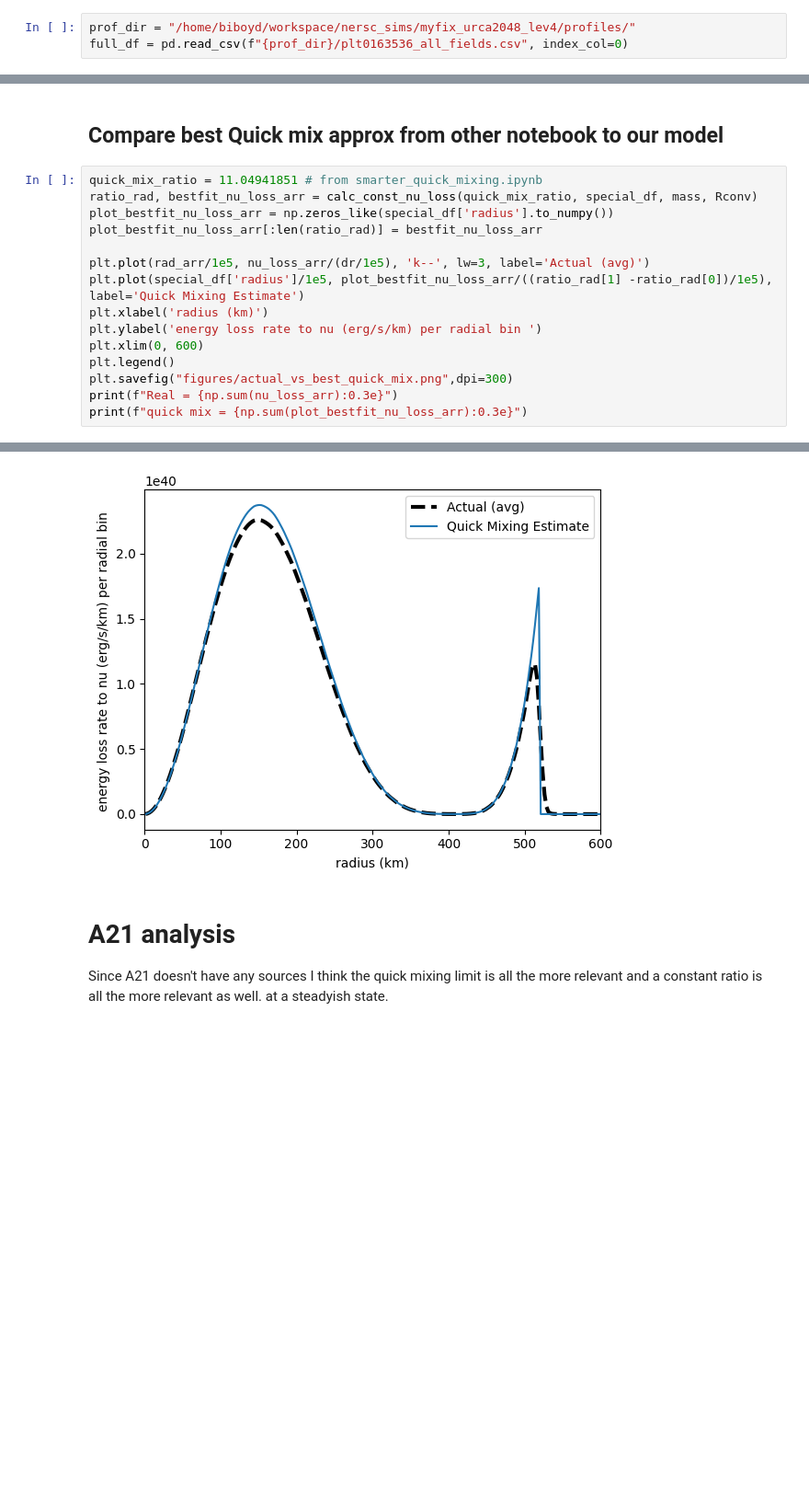
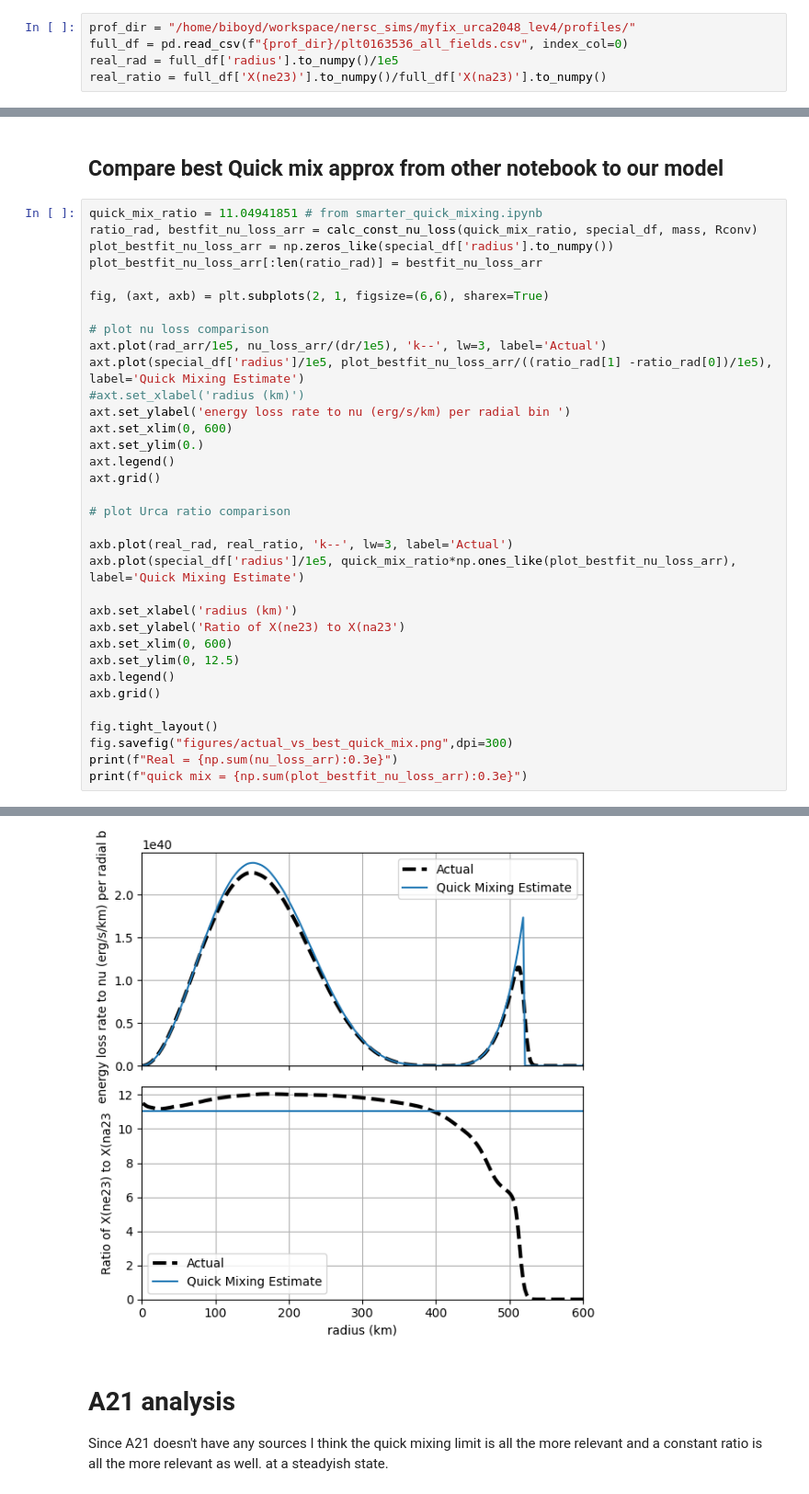
Before and after one commit to biboyd/astronum2024, a Jupyter notebook: estimated_a23_losses.ipynb, the cells around one changed output, grey strips where cells are left out. Shown at 92% size. Cells and saved outputs as stored; diff of their text form; blank space fills up the shorter version.

Commit message:
more plotting tweaks

```diff
--- a/estimated_a23_losses.ipynb
+++ b/estimated_a23_losses.ipynb
@@ -10,3 +10,5 @@ import unyt
 # %%
 prof_dir = "/home/biboyd/workspace/nersc_sims/myfix_urca2048_lev4/profiles/"
 full_df = pd.read_csv(f"{prof_dir}/plt0163536_all_fields.csv", index_col=0)
+real_rad = full_df['radius'].to_numpy()/1e5
+real_ratio = full_df['X(ne23)'].to_numpy()/full_df['X(na23)'].to_numpy()
@@ -404,22 +410,41 @@ Text(0.5, 1.0, 'Mass Coordinate (Msun)')
 # %%
 quick_mix_ratio = 11.04941851 # from smarter_quick_mixing.ipynb
 ratio_rad, bestfit_nu_loss_arr = calc_const_nu_loss(quick_mix_ratio, special_df, mass, Rconv)
 plot_bestfit_nu_loss_arr = np.zeros_like(special_df['radius'].to_numpy())
 plot_bestfit_nu_loss_arr[:len(ratio_rad)] = bestfit_nu_loss_arr
 
-plt.plot(rad_arr/1e5, nu_loss_arr/(dr/1e5), 'k--', lw=3, label='Actual (avg)')
-plt.plot(special_df['radius']/1e5, plot_bestfit_nu_loss_arr/((ratio_rad[1] -ratio_rad[0])/1e5), label='Quick Mixing Estimate')
-plt.xlabel('radius (km)')
-plt.ylabel('energy loss rate to nu (erg/s/km) per radial bin ')
-plt.xlim(0, 600)
-plt.legend()
-plt.savefig("figures/actual_vs_best_quick_mix.png",dpi=300)
+fig, (axt, axb) = plt.subplots(2, 1, figsize=(6,6), sharex=True)
+
+# plot nu loss comparison
+axt.plot(rad_arr/1e5, nu_loss_arr/(dr/1e5), 'k--', lw=3, label='Actual')
+axt.plot(special_df['radius']/1e5, plot_bestfit_nu_loss_arr/((ratio_rad[1] -ratio_rad[0])/1e5), label='Quick Mixing Estimate')
+#axt.set_xlabel('radius (km)')
+axt.set_ylabel('energy loss rate to nu (erg/s/km) per radial bin ')
+axt.set_xlim(0, 600)
+axt.set_ylim(0.)
+axt.legend()
+axt.grid()
+
+# plot Urca ratio comparison
+
+axb.plot(real_rad, real_ratio, 'k--', lw=3, label='Actual')
+axb.plot(special_df['radius']/1e5, quick_mix_ratio*np.ones_like(plot_bestfit_nu_loss_arr), label='Quick Mixing Estimate')
+
+axb.set_xlabel('radius (km)')
+axb.set_ylabel('Ratio of X(ne23) to X(na23')
+axb.set_xlim(0, 600)
+axb.set_ylim(0, 12.5)
+axb.legend()
+axb.grid()
+
+fig.tight_layout()
+fig.savefig("figures/actual_vs_best_quick_mix.png",dpi=300)
 print(f"Real = {np.sum(nu_loss_arr):0.3e}")
 print(f"quick mix = {np.sum(plot_bestfit_nu_loss_arr):0.3e}")
 # %% [output]
 Real = 4.266e+42
 quick mix = 4.460e+42
-[figure, old version]
+[figure, new version]
 # %% [markdown]
 # A21 analysis
 Since A21 doesn't have any sources I think the quick mixing limit is all the more relevant and a constant ratio is all the more relevant as well. at a steadyish state.
```
Also changed, not shown: parts of 1 cell of this notebook, 4 other files.
